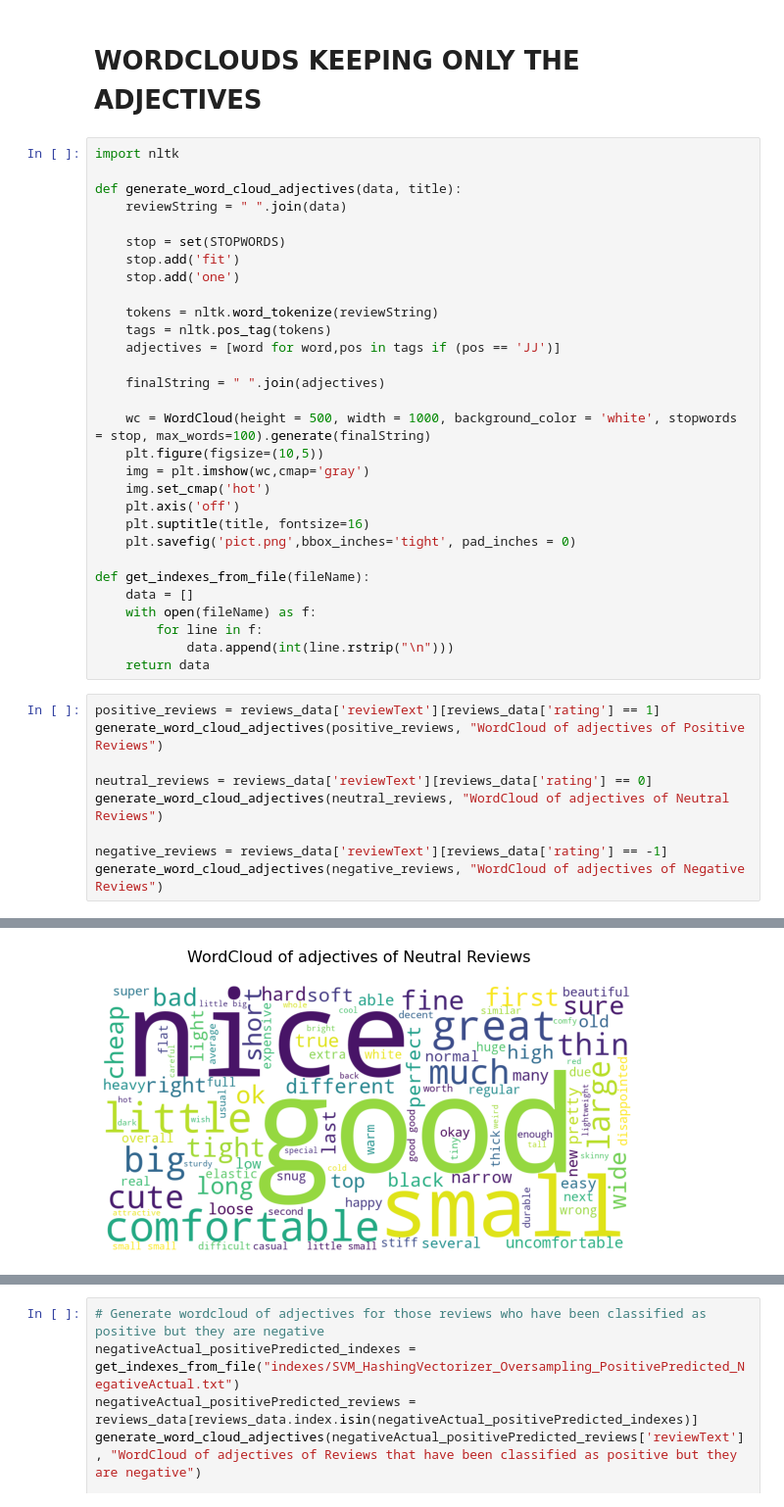
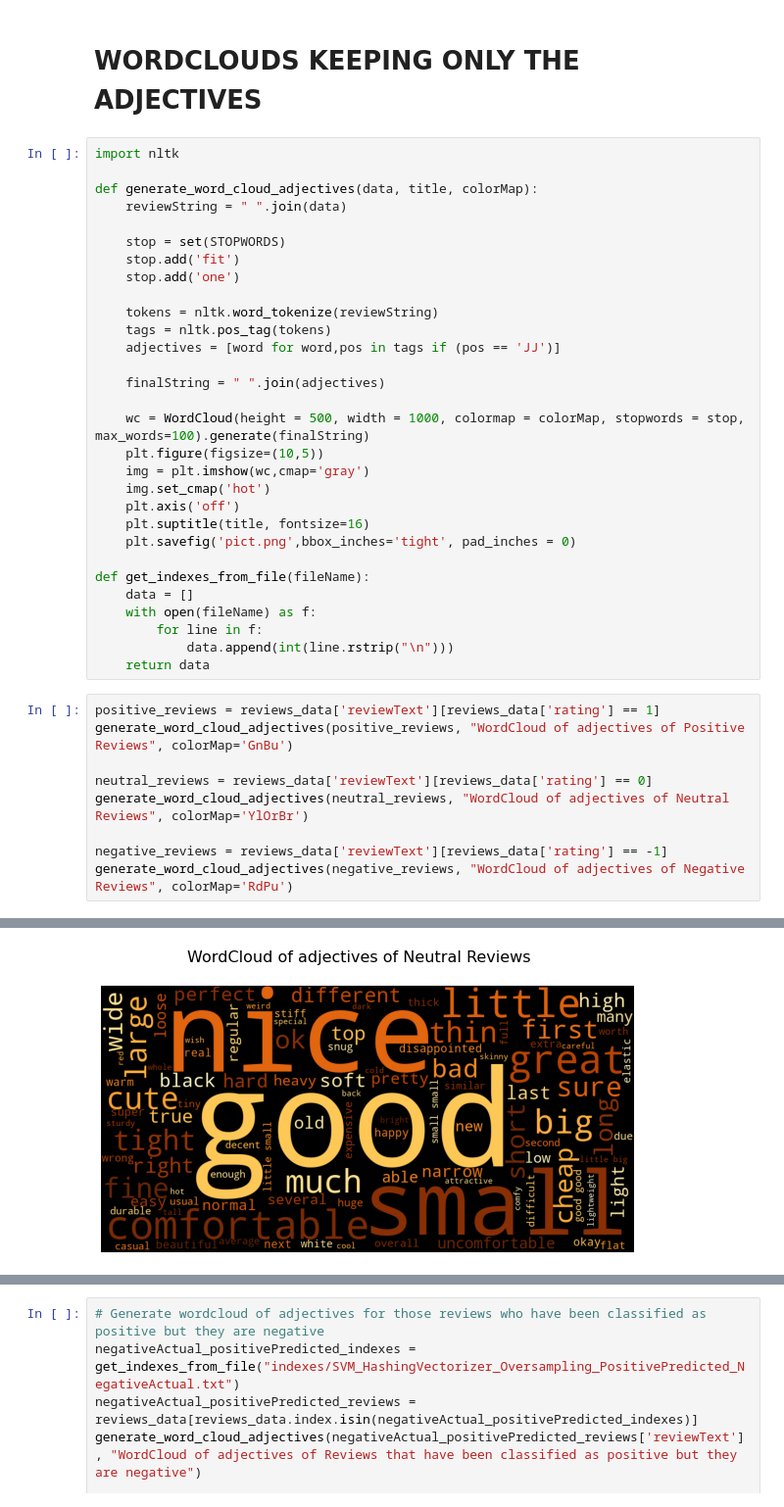
Before and after one commit to ChristosDeretzis/Sentence-Level-Sentiment-Analysis-Thesis, a Jupyter notebook: Data_Visualisation_Wordclouds.ipynb, the cells around one changed output, grey strips where cells are left out. Shown at 98% size. Drawn from its saved outputs; the diff is of its cells as text.

Commit message:
change wordcloud background color

```diff
--- a/Data_Visualisation_Wordclouds.ipynb
+++ b/Data_Visualisation_Wordclouds.ipynb
@@ -106,7 +106,7 @@ generate_word_cloud(positiveActual_neutralPredicted_reviews['reviewText'], "Word
 # %%
 import nltk
 
-def generate_word_cloud_adjectives(data, title):
+def generate_word_cloud_adjectives(data, title, colorMap):
     reviewString = " ".join(data)
 
     stop = set(STOPWORDS)
@@ -119,7 +119,7 @@ def generate_word_cloud_adjectives(data, title):
 
     finalString = " ".join(adjectives)
 
-    wc = WordCloud(height = 500, width = 1000, background_color = 'white', stopwords = stop, max_words=100).generate(finalString)
+    wc = WordCloud(height = 500, width = 1000, colormap = colorMap, stopwords = stop, max_words=100).generate(finalString)
     plt.figure(figsize=(10,5))
     img = plt.imshow(wc,cmap='gray')
     img.set_cmap('hot')
@@ -135,11 +135,11 @@ def get_indexes_from_file(fileName):
     return data
 # %%
 positive_reviews = reviews_data['reviewText'][reviews_data['rating'] == 1]
-generate_word_cloud_adjectives(positive_reviews, "WordCloud of adjectives of Positive Reviews")
+generate_word_cloud_adjectives(positive_reviews, "WordCloud of adjectives of Positive Reviews", colorMap='GnBu')
 
 neutral_reviews = reviews_data['reviewText'][reviews_data['rating'] == 0]
-generate_word_cloud_adjectives(neutral_reviews, "WordCloud of adjectives of Neutral Reviews")
+generate_word_cloud_adjectives(neutral_reviews, "WordCloud of adjectives of Neutral Reviews", colorMap='YlOrBr')
 
 negative_reviews = reviews_data['reviewText'][reviews_data['rating'] == -1]
-generate_word_cloud_adjectives(negative_reviews, "WordCloud of adjectives of Negative Reviews")
+generate_word_cloud_adjectives(negative_reviews, "WordCloud of adjectives of Negative Reviews", colorMap='RdPu')
 # %% [output]
@@ -147 +147 @@ generate_word_cloud_adjectives(negative_reviews, "WordCloud of adjectives of Neg
-[figure, old version]
+[figure, new version]
```
Also changed, not shown: parts of 3 cells of this notebook, 1 other file.
